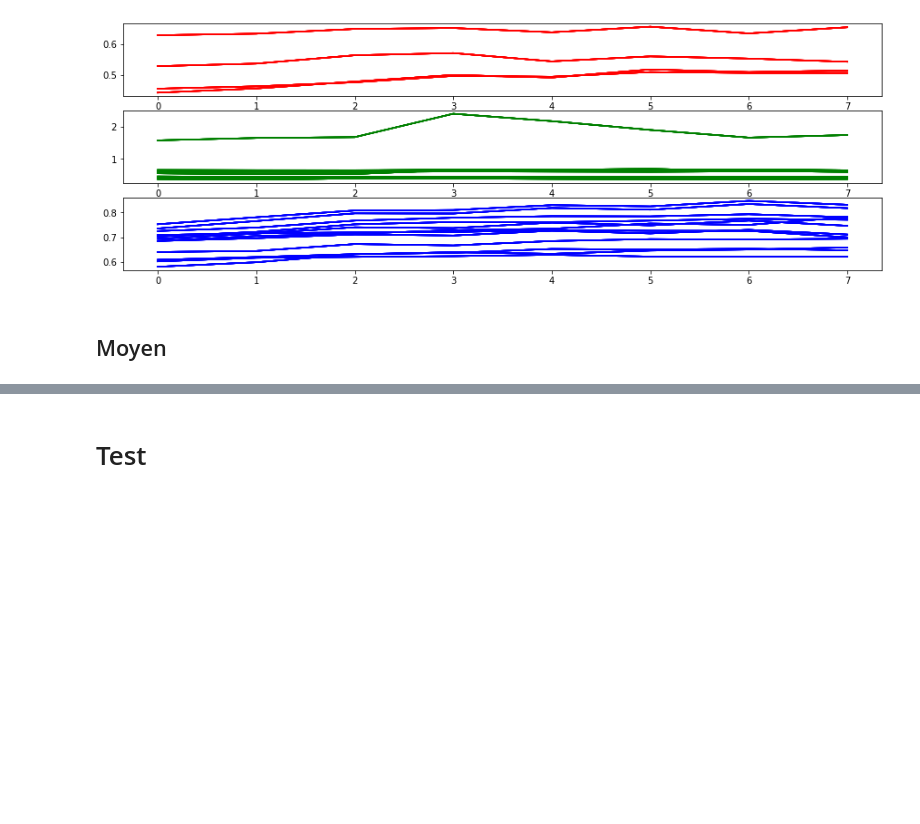
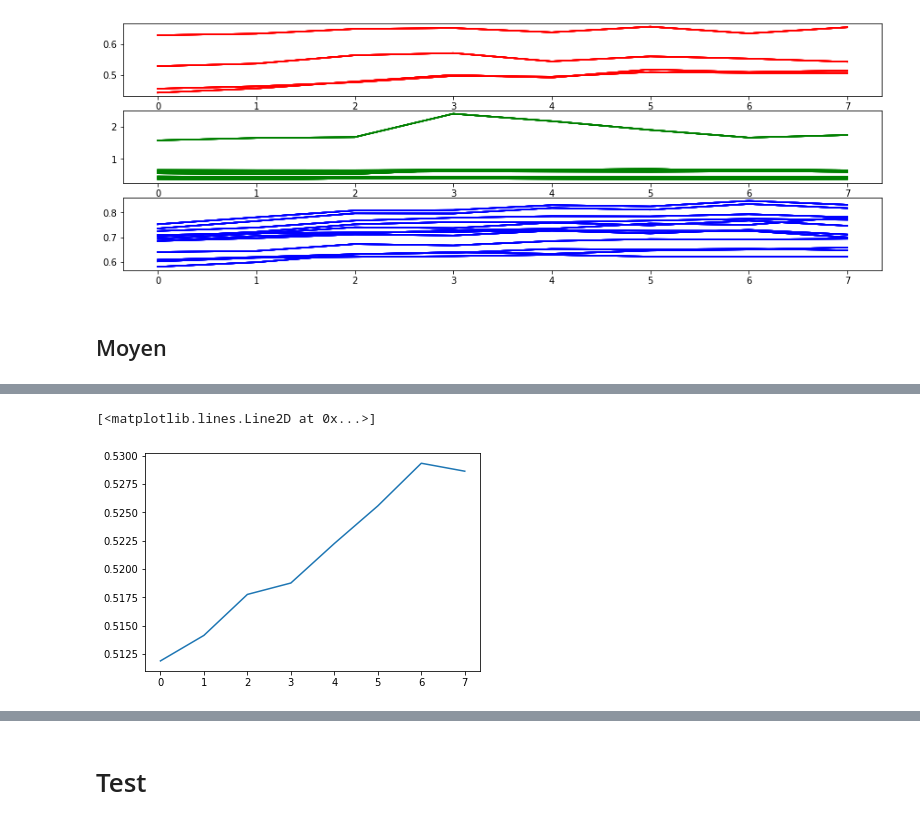
Before and after one commit to JlnZhou/ProjectML, a Jupyter notebook: Regression_GAMRandomForestAR-Copy1.ipynb, the cells around one changed output, grey strips where cells are left out. Saved outputs shown, nothing was run; the diff lists cells and outputs as text; code cells hidden in the pictures; blank space fills up the shorter version.

```diff
--- a/Regression_GAMRandomForestAR-Copy1.ipynb
+++ b/Regression_GAMRandomForestAR-Copy1.ipynb
@@ -401,23 +395,20 @@ Name: O0200020, dtype: float64
 # %%
 cv_moyen = pd.DataFrame()
 
-for curr_feature in feature_grid:
+for curr_lag in tqdm(range(min_lag, max_lag+1)):
     for curr_sample in sample_grid:
         curr_moyen = {}
-        cv_scores = pd.read_csv("../Data/GAMRandomForestAR/CV_MAE_standard_" + str(curr_feature) + "_" + str(curr_sample) + ".csv")
+        cv_scores = pd.read_csv("../Data/GAMRandomForestAR/CV_MAE_standard_" + str(curr_feature) + "_" + str(curr_sample) +"_"+ str(curr_lag)+ ".csv")
         for code in liste_stations_debit:
             curr_moyen[code] = list(cv_scores[cv_scores["Code station"] == code]["Moyenne"])
         curr_moyen = pd.DataFrame(curr_moyen)
-        curr_moyen["Max_features"] = curr_feature
-        curr_moyen["Max_samples"] = curr_sample
+        curr_moyen["lags"]=curr_lag
         cv_moyen = pd.concat([cv_moyen, curr_moyen])
 
-fig, axs = plt.subplots(1, len(feature_grid), figsize = (15,5), sharey=True)
-for j in range(len(feature_grid)):
-    axs[j].plot(cv_moyen[cv_moyen["Max_features"] == feature_grid[i]]["Max_samples"],
-                  cv_moyen[cv_moyen["Max_features"] == feature_grid[i]][liste_stations_debit].mean(axis = 1).values,)
-    axs[j].set_title(feature_grid[j])
-plt.show()
+plt.plot(cv_moyen["lags"], cv_moyen[liste_stations_debit].mean(axis = 1).values)
+# %% [output]
+[<matplotlib.lines.Line2D at 0x...>]
+[figure, added]
 # %%
 cv_moyen = pd.DataFrame()
 
```
Also changed, not shown: parts of 4 cells of this notebook.
